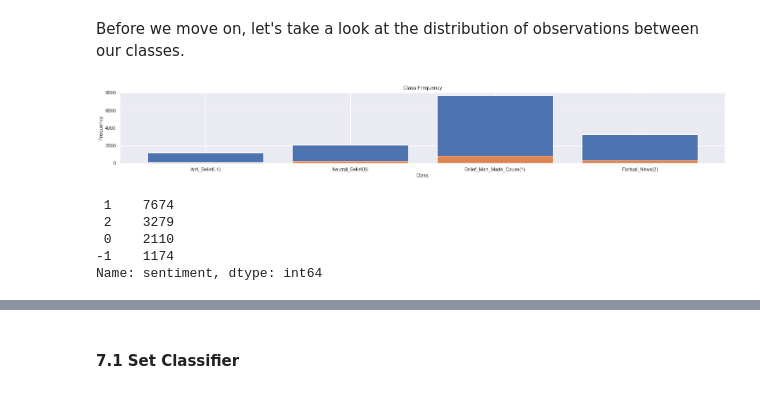
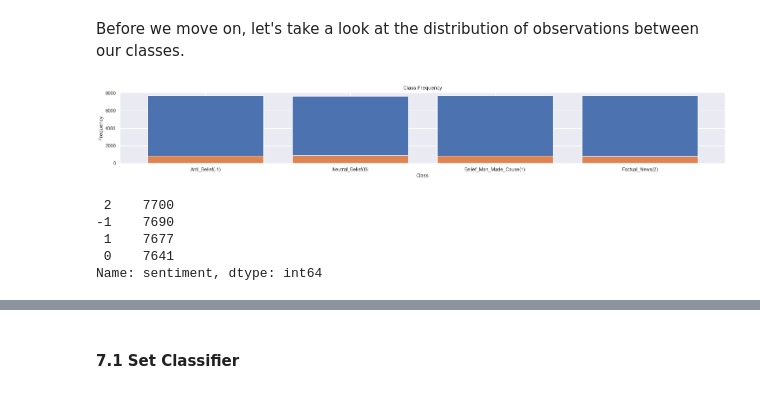
Before and after one commit to ogbeiedward/Climate-Change-Belief-Analysis-2022, a Jupyter notebook: Project File/5.0 Advance_Classification_Notebook.ipynb, the cells around one changed output, grey strips where cells are left out. Saved outputs shown, nothing was run; the diff lists cells and outputs as text; code cells hidden in the pictures.

```diff
--- a/Project File/5.0 Advance_Classification_Notebook.ipynb
+++ b/Project File/5.0 Advance_Classification_Notebook.ipynb
@@ -753,7 +786,10 @@ From the WordCloud;
 <a href=#cont>Back to Table of Contents</a>
 
 This involves preparations to make ready our data to serve those structured selected features to models upon request.
+# %%
+# Feature Extract using CountVectorizer
+vect = CountVectorizer(min_df=1, max_df=0.9, ngram_range=(1, 2))
 # %%
-# First features and label
-X = df_train['message']
+# Extracting features and label
+X = vect.fit_transform(df_train['message'])
 y = df_train['sentiment']
@@ -808,24 +870,47 @@ X_train, X_val, y_train, y_val = train_test_split(X, y, test_size=0.1, random_st
+# %%
+'''
+split data to Train/Test set
+Split applied for each class balancing technique
+The Goal is to select best performing
+'''
+# Split using Default X & y
+X_train, X_val, y_train, y_val = train_test_split(X, y, test_size=0.1, random_state=50)
+
+# Split using SMOTE X & y
+X_train_stm, X_val_stm, y_train_stm, y_val_stm = train_test_split(X_stm, y_stm, test_size=0.1, random_state=50)
+# Split using SMOTETomek X & y
+X_train_tm, X_val_tm, y_train_tm, y_val_tm = train_test_split(X_stm_tm, y_stm_tm, test_size=0.1, random_state=50)
+# Split using SMOTEEnn X & y
+X_train_en, X_val_en, y_train_en, y_val_en = train_test_split(X_stm_en, y_stm_en, test_size=0.1, random_state=50)
+
+# Split using NearMiss-2 X & y
+X_train_n, X_val_n, y_train_n, y_val_n = train_test_split(X_near, y_near, test_size=0.1, random_state=50)
+# Split using Tomelinks X & y
+X_train_t, X_val_t, y_train_t, y_val_t = train_test_split(X_tom, y_tom, test_size=0.1, random_state=50)
+# Split using NeighbourhoodCleaningRule X & y
+X_train_nc, X_val_nc, y_train_nc, y_val_nc = train_test_split(X_nei_clean, y_nei_clean, test_size=0.1, random_state=50)
 # %% [markdown]
 Before we move on, let's take a look at the distribution of observations between our classes.
 # %%
-unique, counts = np.unique(y_train, return_counts=True)
+# Sample of Class Distribution after OVERSAMPLING (SMOTE method)
+unique, counts = np.unique(y_train_stm, return_counts=True)
 plt.bar(unique, counts)
-unique, counts = np.unique(y_val, return_counts=True)
+unique, counts = np.unique(y_val_stm, return_counts=True)
 plt.bar(unique, counts)
 
 plt.rcParams["figure.figsize"] = (25, 3)
 plt.title('Class Frequency')
 plt.xlabel('Class')
 plt.ylabel('Frequency')
 plt.xticks(ticks=[-1, 0, 1, 2],
            labels=['Anti_Belief(-1)', 'Neutral_Belief(0)', 'Belief_Man_Made_Cause(1)', 'Factual_News(2)'])
 
 plt.show()
-y_train.value_counts()
+y_train_stm.value_counts()
 # %% [output]
-[figure, old version]
+[figure, new version]
- 1    7674
- 2    3279
- 0    2110
--1    1174
+ 2    7700
+-1    7690
+ 1    7677
+ 0    7641
 Name: sentiment, dtype: int64
```
Also changed, not shown: parts of 87 cells of this notebook, 3 other files.
